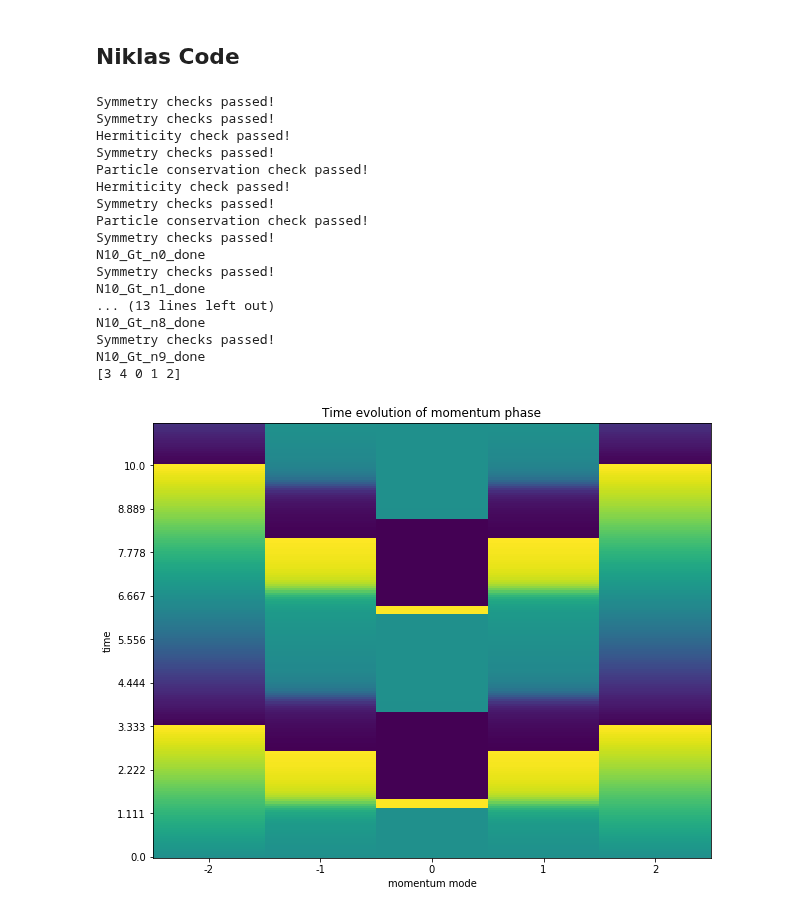
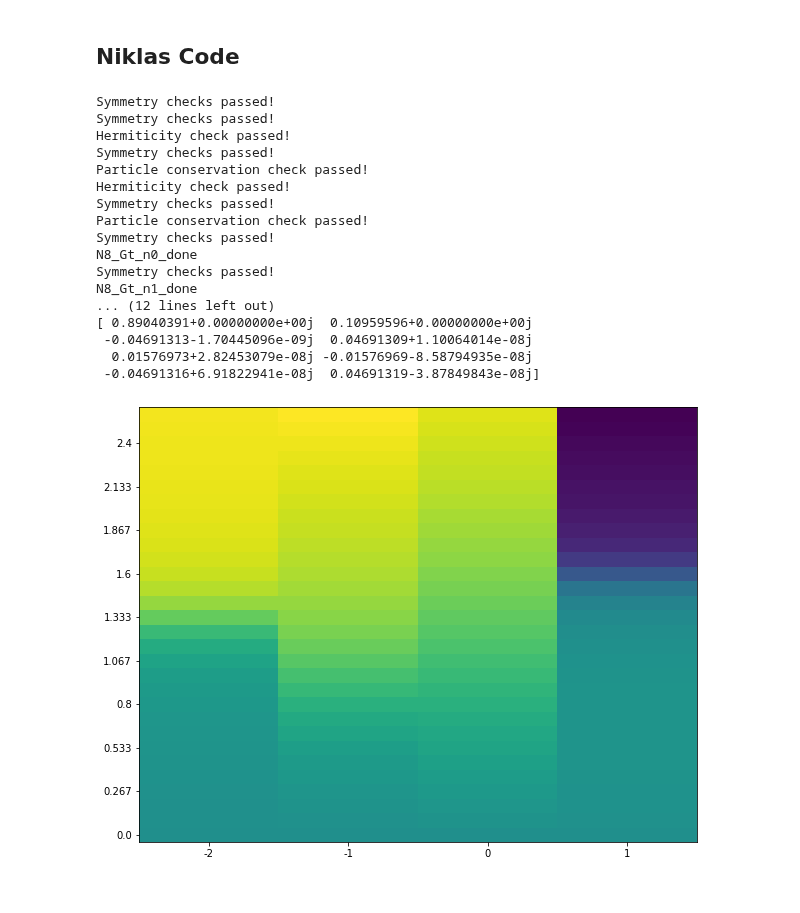
Before and after one commit to jacarolan/QuSpinLatticeFermions, a Jupyter notebook: U1_Theory.ipynb, the cells around one changed output. Saved outputs shown, nothing was run; the diff lists cells and outputs as text; code cells hidden in the pictures.

Commit message:
Fixed basis error and topological param, correlator error persists

```diff
--- a/U1_Theory.ipynb
+++ b/U1_Theory.ipynb
@@ -14,13 +14,13 @@ plt.rcParams['figure.figsize'] = [10, 8]
 # %% [markdown]
 ## Define Constants/Helpers
 # %%
-N = 10
+N = 8
 N_filled = N // 2
 E_neg1 = 0
 P_neg1 = np.exp(-1j * E_neg1)
 t = -0.5
 g = 0#1e-3
-m = -1
+m = -0.8
 PBC = True
 # %%
 def stringbox(lst, caption):
@@ -197,8 +197,8 @@ psi_i = V_init[:,0]
 psi_i = psi_i.reshape((-1,))
 del H_init
 # %%
-T = 10#g ** (-1)
-dt = T / 200
+T = 3#g ** (-1)
+dt = T / 30
 
 ##### define data type for the simulation
 dtype_real = np.float64
@@ -359,16 +398,16 @@ psi_init = psi_i.copy().astype(np.complex128)
 c0_static = [["-",[[1.0,0]]]]
 c0 = quantum_LinearOperator(c0_static,basis=basis_full,dtype=np.float64,check_herm=False,check_pcon=False)
 psi_init_c0 = np.transpose(P_Nhalfminus1).dot(c0.dot(P_Nhalf.dot(psi_init)))
-del c0
+# del c0
 c1_static = [["-",[[1.0,1]]]]
 c1 = quantum_LinearOperator(c1_static,basis=basis_full,dtype=np.float64,check_herm=False,check_pcon=False)
 psi_init_c1 = np.transpose(P_Nhalfminus1).dot(c1.dot(P_Nhalf.dot(psi_init)))
-del c1
+# del c1
 H_quenched = hamiltonian(static_terms, dynamic_terms, basis=fermion_basis_m1, dtype=np.float64)
 # evolving in time (forward)
 psi_t_c0 = H_quenched.evolve(psi_init_c0,0,times)#,solver_name='dopri5',atol=1e-16,rtol=1e-16)
 psi_t_c1 = H_quenched.evolve(psi_init_c1,0,times)#,solver_name='dopri5',atol=1e-16,rtol=1e-16)
-del H_quenched
+# del H_quenched
 #print(np.shape(psi_t))
 H_quenched_r =  -hamiltonian(static_terms,dynamic_terms,basis=fermion_basis,dtype=np.float64)
 Gnt_all = []
@@ -393,6 +432,7 @@ for n in range(N):
     print('N'+str(N)+'_Gt_n'+str(n)+'_done')
     Gnt_all.append(Gnt)
 Gnt_all = np.array(Gnt_all)
+print(Gnt_all[:,0])
 #np.save(folder_save+'/TwoTime_correlators',Gnt_all)
 Nt = len(times)
 Gnt_half = np.zeros((N//2,Nt),dtype=np.complex128)
@@ -401,20 +441,21 @@ for n in range(N//2):
 Gkt = np.fft.fft(Gnt_half,axis=0)
 
 # Fix the correlatorFFT to be symmetric
+diff = correlatorfft - Gkt.T
 correlatorfft = Gkt.T
-mode_count = correlatorfft.shape[1]
-BZ_edge = mode_count // 2 + 1
-wrap_order = (np.arange(mode_count) + BZ_edge) % mode_count
-print(wrap_order)
-correlatorfft = correlatorfft[:, wrap_order]
-plt.xlabel("momentum mode")
-plt.ylabel("time")
-plt.title("Time evolution of momentum phase")
+# mode_count = correlatorfft.shape[1]
+# BZ_edge = mode_count // 2 + 1
+# wrap_order = (np.arange(mode_count) + BZ_edge) % mode_count
+# print(wrap_order)
+# correlatorfft = correlatorfft[:, wrap_order]
+# plt.xlabel("momentum mode")
+# plt.ylabel("time")
+# plt.title("Time evolution of momentum phase")
 
 #Plot FFT
 step_x = 1 # step between consecutive labels
 x_positions = np.arange(0,N//2,step_x) # pixel count at label position
-x_labels = np.arange(N//4-N//2+1, N//4+1) # labels you want to see
+x_labels = np.arange(N//4-N//2, N//4) # labels you want to see
 plt.xticks(x_positions, x_labels)
 y_tickcount = 10 # How many labels on y axis
 y_positions = np.arange(0,int(T/dt), int((T/dt)/y_tickcount)) # pixel count at label position
@@ -439,38 +480,38 @@ for k in range(Nk):
 Fkt_ksum1 = np.zeros(Nt-2)
 Fkt_ksum2 = np.zeros(Nt-2)
 for k in range(Nk//2):
     Fkt_ksum1 += Fkt[(k),:]/2/np.pi
     Fkt_ksum2 += Fkt[(k+Nk//2),:]/2/np.pi
 n1 = []
 n2 = []
 for t in range(Nt-2):
     ntau1 = 0
     ntau2 = 0
     for tau in range(0,t):
         ntau1 += Fkt_ksum1[tau]
         ntau2 += Fkt_ksum2[tau]
     n1.append(ntau1)
     n2.append(ntau2)
 n1 = np.array(n1)
 n2 = np.array(n2)
 print(n1)
 print(n2)
 # %% [output]
 Symmetry checks passed!
 Symmetry checks passed!
 Hermiticity check passed!
 Symmetry checks passed!
 Particle conservation check passed!
 Hermiticity check passed!
 Symmetry checks passed!
 Particle conservation check passed!
 Symmetry checks passed!
-N10_Gt_n0_done
+N8_Gt_n0_done
 Symmetry checks passed!
-N10_Gt_n1_done
-... (13 lines left out)
-N10_Gt_n8_done
-Symmetry checks passed!
-N10_Gt_n9_done
-[3 4 0 1 2]
+N8_Gt_n1_done
+... (12 lines left out)
+[ 0.89040391+0.00000000e+00j  0.10959596+0.00000000e+00j
+ -0.04691313-1.70445096e-09j  0.04691309+1.10064014e-08j
+  0.01576973+2.82453079e-08j -0.01576969-8.58794935e-08j
+ -0.04691316+6.91822941e-08j  0.04691319-3.87849843e-08j]
-[figure, old version]
+[figure, new version]
```
Also changed, not shown: parts of 14 cells of this notebook, 1 other file.
